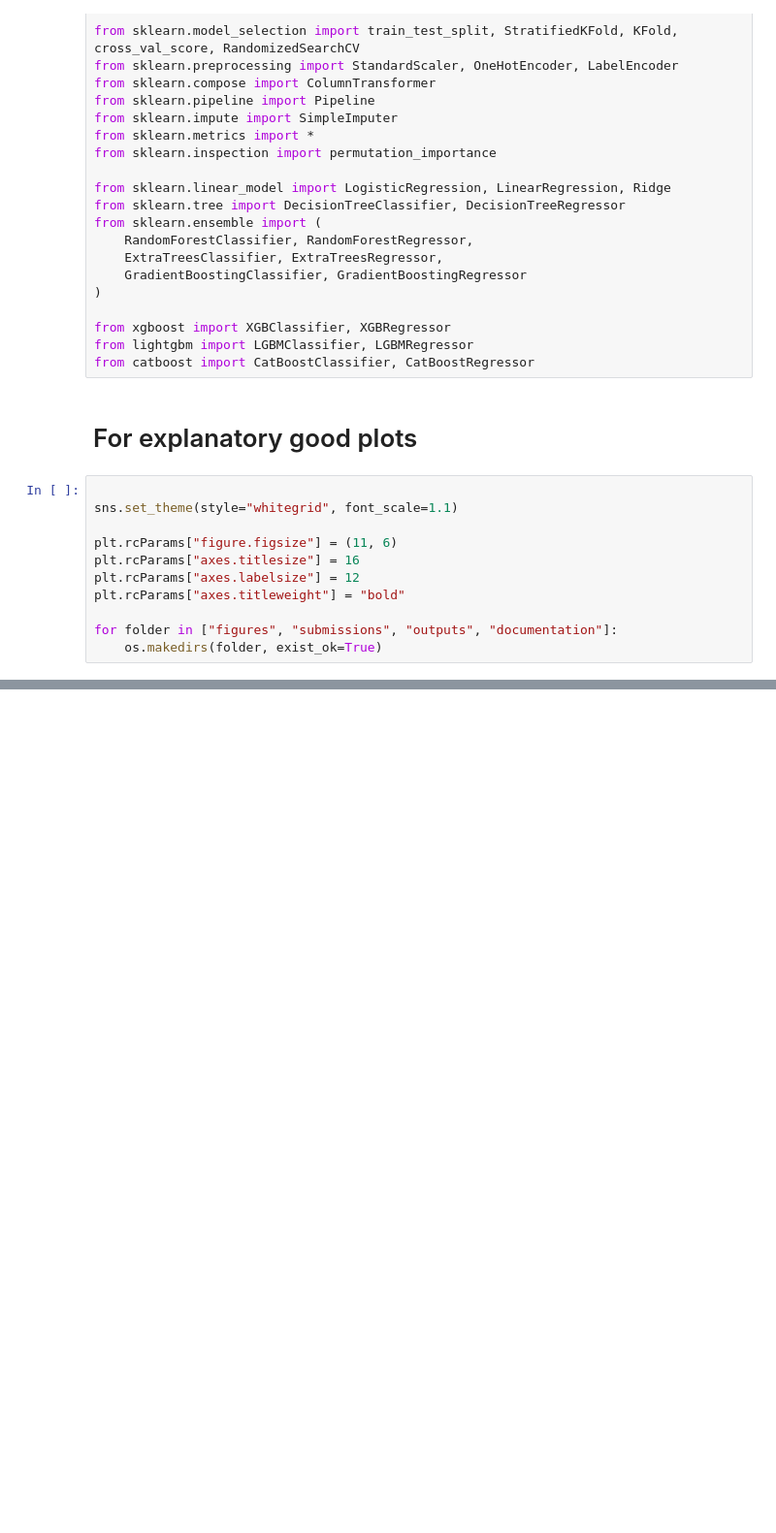
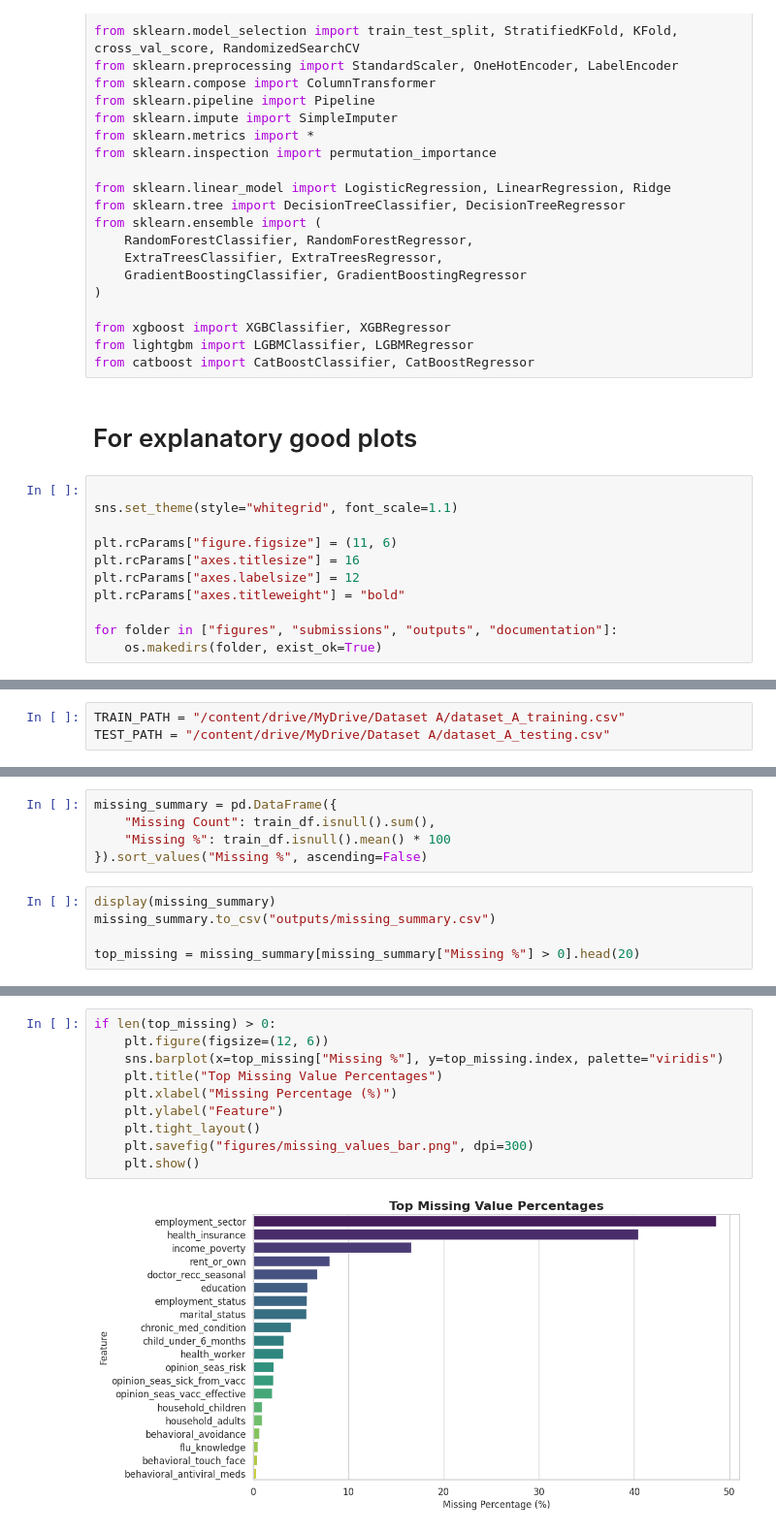
Before and after one commit to B-DS-Research/B6_Research, a Jupyter notebook: RMDS_Hackathon.ipynb, the cells around one changed output, grey strips where cells are left out. Shown at 97% size. Drawn from its saved outputs; the diff is of its cells as text; blank space fills up the shorter version.

```diff
--- a/RMDS_Hackathon.ipynb
+++ b/RMDS_Hackathon.ipynb
@@ -81,0 +78,3 @@ GROUP_NUMBER = "X"  # change X to your actual group number
+# %%
+TRAIN_PATH = "/content/drive/MyDrive/Dataset A/dataset_A_training.csv"
+TEST_PATH = "/content/drive/MyDrive/Dataset A/dataset_A_testing.csv"
@@ -92,0 +207,10 @@ FileNotFoundError: [Errno 2] No such file or directory: '/content/dataset_A_trai
+# %%
+missing_summary = pd.DataFrame({
+    "Missing Count": train_df.isnull().sum(),
+    "Missing %": train_df.isnull().mean() * 100
+}).sort_values("Missing %", ascending=False)
+# %%
+display(missing_summary)
+missing_summary.to_csv("outputs/missing_summary.csv")
+
+top_missing = missing_summary[missing_summary["Missing %"] > 0].head(20)
@@ -92,0 +235,12 @@ FileNotFoundError: [Errno 2] No such file or directory: '/content/dataset_A_trai
+# %%
+if len(top_missing) > 0:
+    plt.figure(figsize=(12, 6))
+    sns.barplot(x=top_missing["Missing %"], y=top_missing.index, palette="viridis")
+    plt.title("Top Missing Value Percentages")
+    plt.xlabel("Missing Percentage (%)")
+    plt.ylabel("Feature")
+    plt.tight_layout()
+    plt.savefig("figures/missing_values_bar.png", dpi=300)
+    plt.show()
+# %% [output]
+[figure, added]
```
Also changed, not shown: parts of 18 cells of this notebook.
